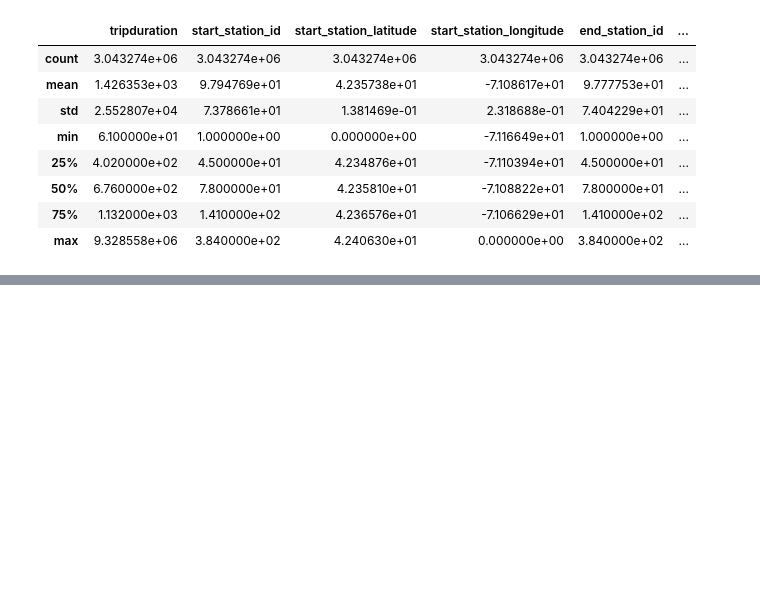
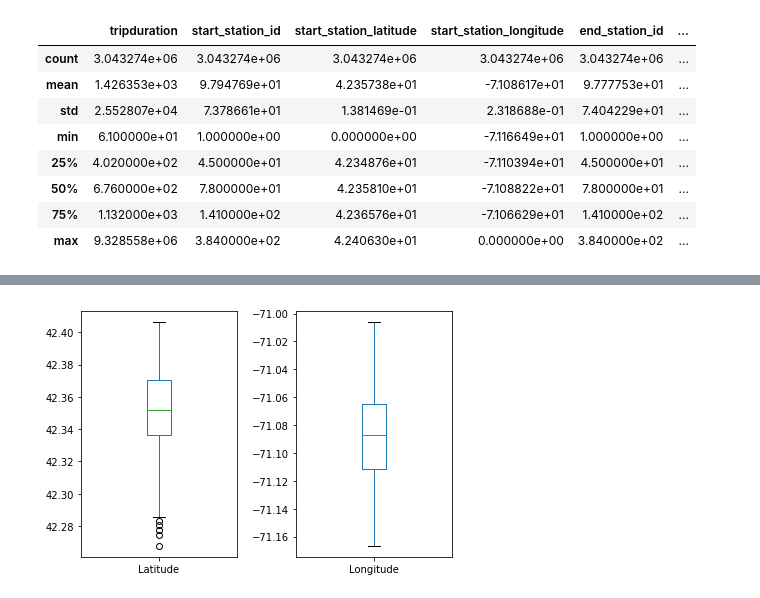
Before and after one commit to euniceky/BOS_BlueBike_Predictions, a Jupyter notebook: Capstone_Ch5_Wrangling.ipynb, the cells around one changed output, grey strips where cells are left out. Cells and saved outputs as stored; diff of their text form; code cells hidden in the pictures; blank space fills up the shorter version.

```diff
--- a/Capstone_Ch5_Wrangling.ipynb
+++ b/Capstone_Ch5_Wrangling.ipynb
@@ -802,0 +161,4 @@ station = pd.read_csv("Hubway_Stations_as_of_July_2017.csv")
+# %%
+print(bike_data.keys())
+station=json_normalize(bike_data["stations"])
+station.head(10)
@@ -802,0 +178,10 @@ station = pd.read_csv("Hubway_Stations_as_of_July_2017.csv")
+# %%
+# Create a box plot to check outliers
+fig = plt.figure()
+plt.subplot(1,2,1)
+station.Latitude.plot(kind="box")
+plt.subplot(1,2,2)
+station.Longitude.plot(kind="box")
+plt.tight_layout()
+# %% [output]
+[figure, added]
```
Also changed, not shown: parts of 153 cells of this notebook.
